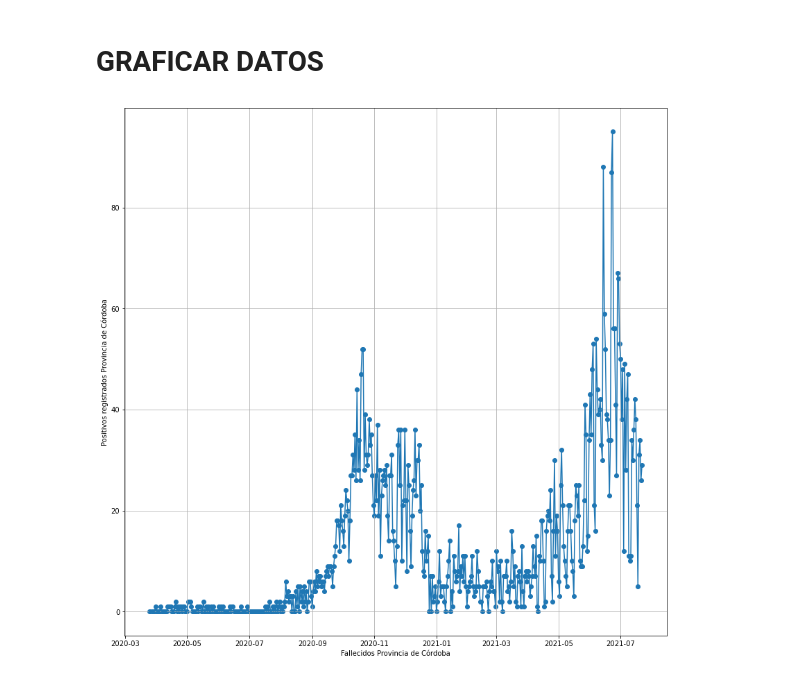
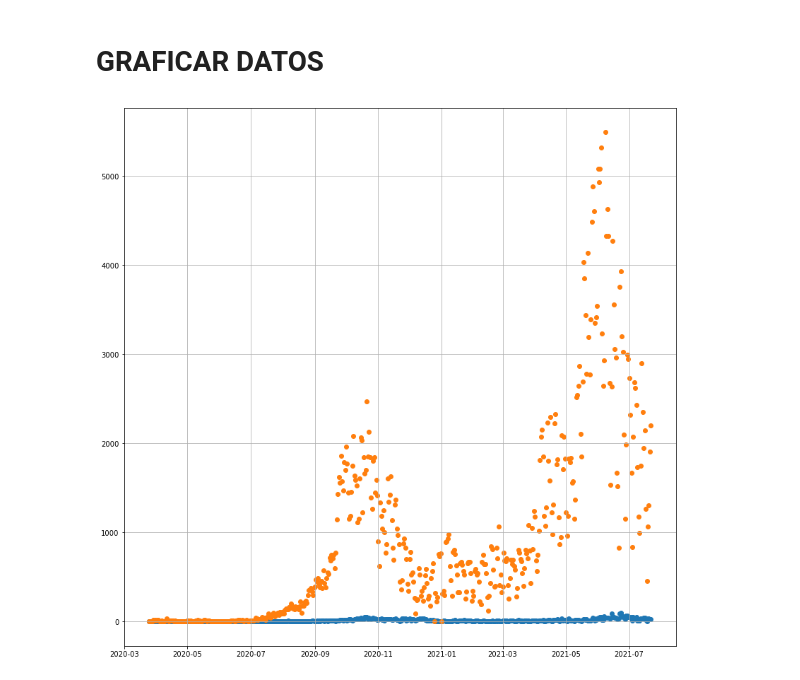
Before and after one commit to ISPC2020/tscdprog2020_g3-team-grupo-3, a Jupyter notebook: COVID_Cordoba/Correr_regresion_lineal.ipynb, the cells around one changed output. Saved outputs shown, nothing was run; the diff lists cells and outputs as text; code cells hidden in the pictures.

```diff
--- a/COVID_Cordoba/Correr_regresion_lineal.ipynb
+++ b/COVID_Cordoba/Correr_regresion_lineal.ipynb
@@ -32,20 +32,23 @@ datos.head()
 # %% [markdown]
 # GRAFICAR DATOS
 # %%
+# DEFINO MIS EJES
+X = datos['Fecha']
 #DEFINO EL TAMAÑO DEL GRAFICO
 fig = plt.figure(figsize=(14,14))
 
 #Nube de puntos
 #plt.scatter(x,y)
-plt.scatter(datos['Fecha'],datos['Nuevos Fallecidos Provincia de Córdoba'])
+plt.scatter(X,datos['Nuevos Fallecidos Provincia de Córdoba'])
+plt.scatter(X,datos['Nuevos casos registrados Provincia de Córdoba'])
 #plt.plot(x,y)
-plt.plot(datos['Fecha'],datos['Nuevos Fallecidos Provincia de Córdoba'])
+plt.plot()
 
 #plt.plot(datos['Nuevos casos registrados Provincia de Córdoba'],datos['Fecha'])
 
 #defino titulos
-plt.xlabel('Fallecidos Provincia de Córdoba')
-plt.ylabel('Positivos registrados Provincia de Córdoba')
+#plt.xlabel('Fallecidos Provincia de Córdoba')
+#plt.ylabel('Positivos registrados Provincia de Córdoba')
 plt.grid()
 # %% [output]
-[figure, old version]
+[figure, new version]
```
